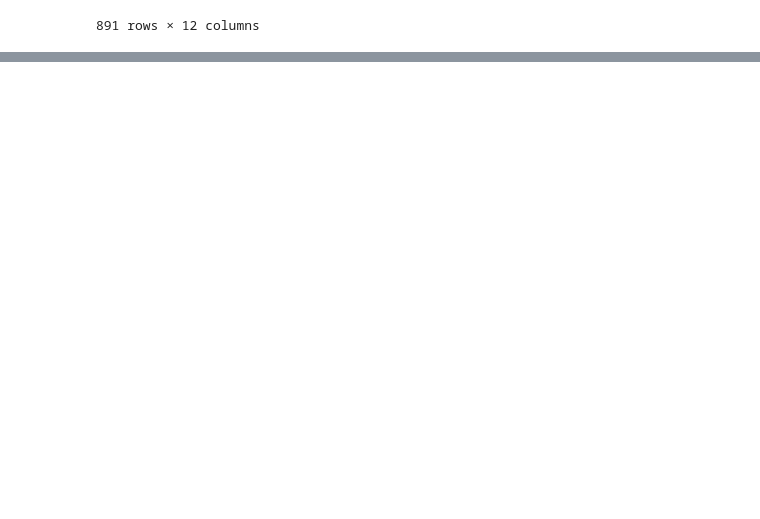
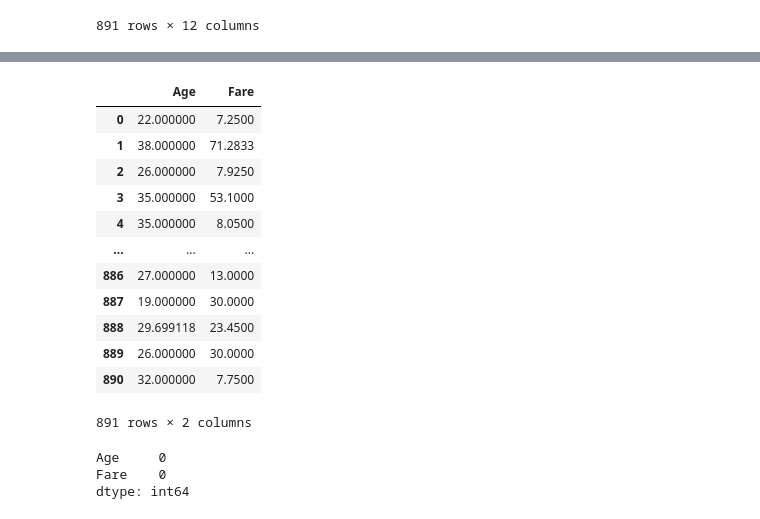
Before and after one commit to saurabh2527/pythonfromstarting, a Jupyter notebook: Machine_Learning/Data_Cleaning.ipynb, the cells around one changed output, grey strips where cells are left out. Saved outputs shown, nothing was run; the diff lists cells and outputs as text; code cells hidden in the pictures; blank space fills up the shorter version.

```diff
--- a/Machine_Learning/Data_Cleaning.ipynb
+++ b/Machine_Learning/Data_Cleaning.ipynb
@@ -236,0 +259,3 @@ dtype: int64
+# %%
+DS = pd.read_csv(r'/Users/saurabhkannaujia/Desktop/Titanic-Dataset.csv')
+DS.head(5)
@@ -236,0 +333,28 @@ dtype: int64
+# %%
+si = SimpleImputer(strategy='mean') # in this line, we create an instance of the SimpleImputer class with the strategy set to 'mean'.
+arr = si.fit_transform(DS[['Age', 'Fare']]) # this method replaces missing values in the 'Age' and ' Fare' columns with the mean of those columns.
+# %%
+new_dataset=pd.DataFrame(arr, columns=DS.select_dtypes(include='float64').columns)
+
+
+# In this line, we create a new DataFrame using the transformation result "arr" and assign the column names from the orignal dataframe DS that have the data type "float64".
+# %% [output]
+|  | Age | Fare |
+| 0 | 22.000000 | 7.2500 |
+| 1 | 38.000000 | 71.2833 |
+| 2 | 26.000000 | 7.9250 |
+| 3 | 35.000000 | 53.1000 |
+| 4 | 35.000000 | 8.0500 |
+| ... | ... | ... |
+| 886 | 27.000000 | 13.0000 |
+| 887 | 19.000000 | 30.0000 |
+| 888 | 29.699118 | 23.4500 |
+| 889 | 26.000000 | 30.0000 |
+| 890 | 32.000000 | 7.7500 |
+891 rows × 2 columns
+# %%
+new_dataset.isnull().sum()
+# %% [output]
+Age     0
+Fare    0
+dtype: int64
```
Also changed, not shown: parts of 16 cells of this notebook.
